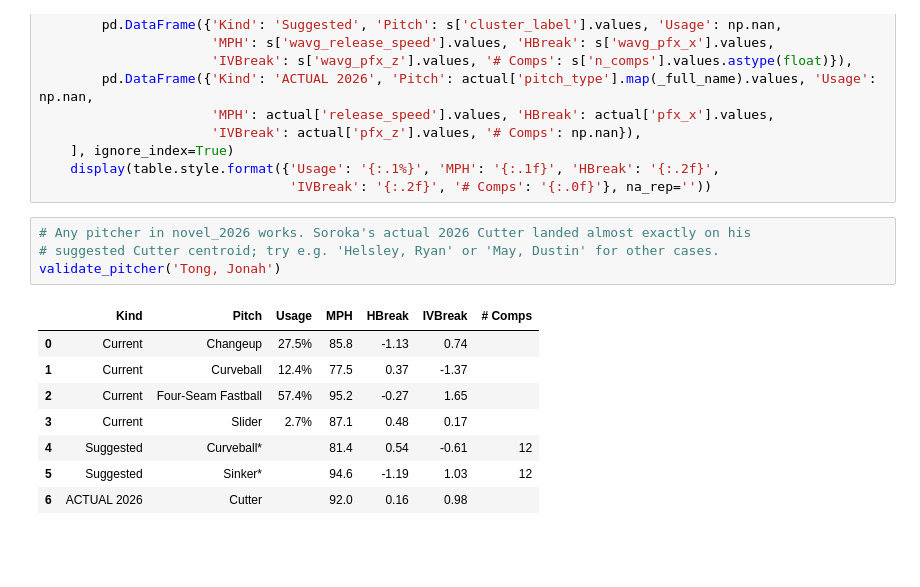
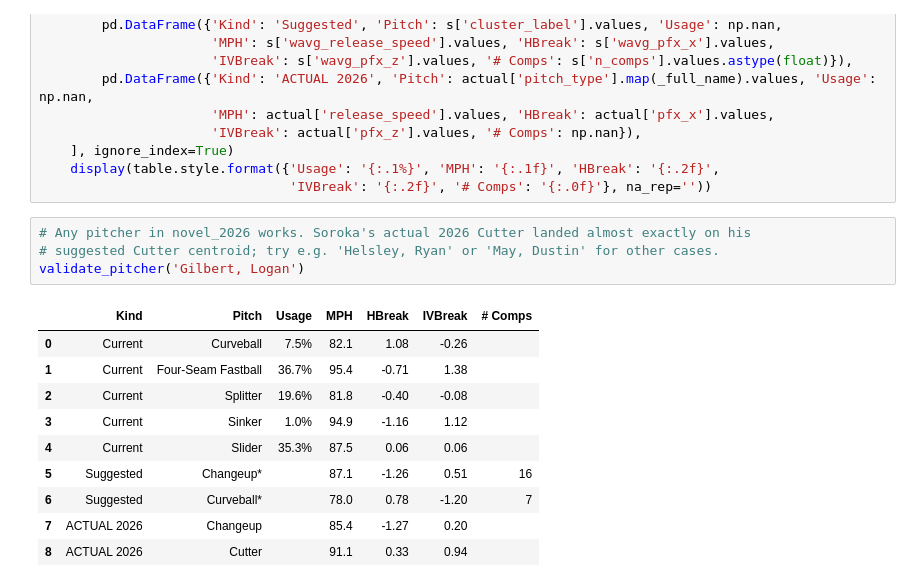
Before and after one commit to simontodreas/mlb-pitch-loadout, a Jupyter notebook: 2026 Validation.ipynb, the cells around one changed output. Saved outputs shown, nothing was run; the diff lists cells and outputs as text; blank space fills up the shorter version.

```diff
--- a/2026 Validation.ipynb
+++ b/2026 Validation.ipynb
@@ -375,13 +436,15 @@ def validate_pitcher(name):
 # %%
 # Any pitcher in novel_2026 works. Soroka's actual 2026 Cutter landed almost exactly on his
 # suggested Cutter centroid; try e.g. 'Helsley, Ryan' or 'May, Dustin' for other cases.
-validate_pitcher('Tong, Jonah')
+validate_pitcher('Gilbert, Logan')
 # %% [output]
 |  | Kind | Pitch | Usage | MPH | HBreak | IVBreak | # Comps |
-| 0 | Current | Changeup | 27.5% | 85.8 | -1.13 | 0.74 |  |
-| 1 | Current | Curveball | 12.4% | 77.5 | 0.37 | -1.37 |  |
-| 2 | Current | Four-Seam Fastball | 57.4% | 95.2 | -0.27 | 1.65 |  |
-| 3 | Current | Slider | 2.7% | 87.1 | 0.48 | 0.17 |  |
-| 4 | Suggested | Curveball* |  | 81.4 | 0.54 | -0.61 | 12 |
-| 5 | Suggested | Sinker* |  | 94.6 | -1.19 | 1.03 | 12 |
-| 6 | ACTUAL 2026 | Cutter |  | 92.0 | 0.16 | 0.98 |  |
+| 0 | Current | Curveball | 7.5% | 82.1 | 1.08 | -0.26 |  |
+| 1 | Current | Four-Seam Fastball | 36.7% | 95.4 | -0.71 | 1.38 |  |
+| 2 | Current | Splitter | 19.6% | 81.8 | -0.40 | -0.08 |  |
+| 3 | Current | Sinker | 1.0% | 94.9 | -1.16 | 1.12 |  |
+| 4 | Current | Slider | 35.3% | 87.5 | 0.06 | 0.06 |  |
+| 5 | Suggested | Changeup* |  | 87.1 | -1.26 | 0.51 | 16 |
+| 6 | Suggested | Curveball* |  | 78.0 | 0.78 | -1.20 | 7 |
+| 7 | ACTUAL 2026 | Changeup |  | 85.4 | -1.27 | 0.20 |  |
+| 8 | ACTUAL 2026 | Cutter |  | 91.1 | 0.33 | 0.94 |  |
```
Also changed, not shown: parts of 4 cells of this notebook, 1 other file.
